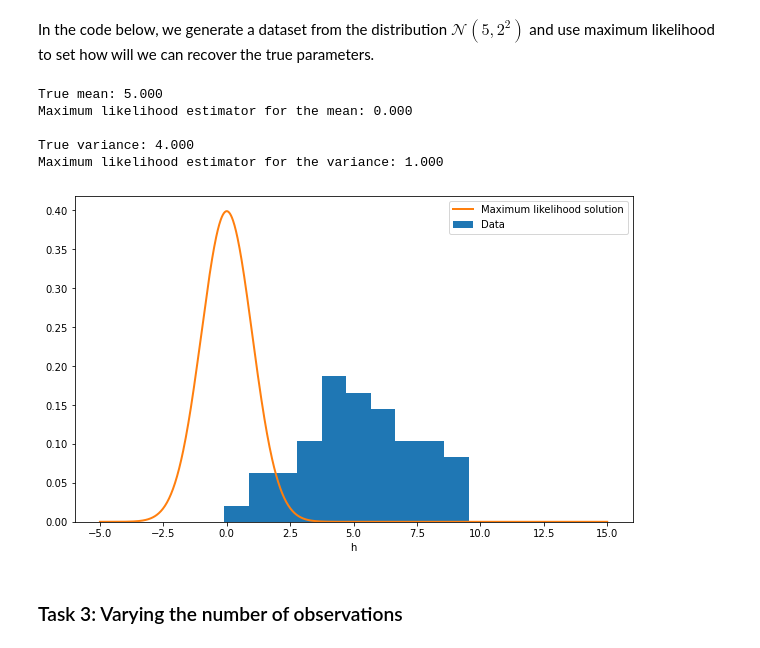
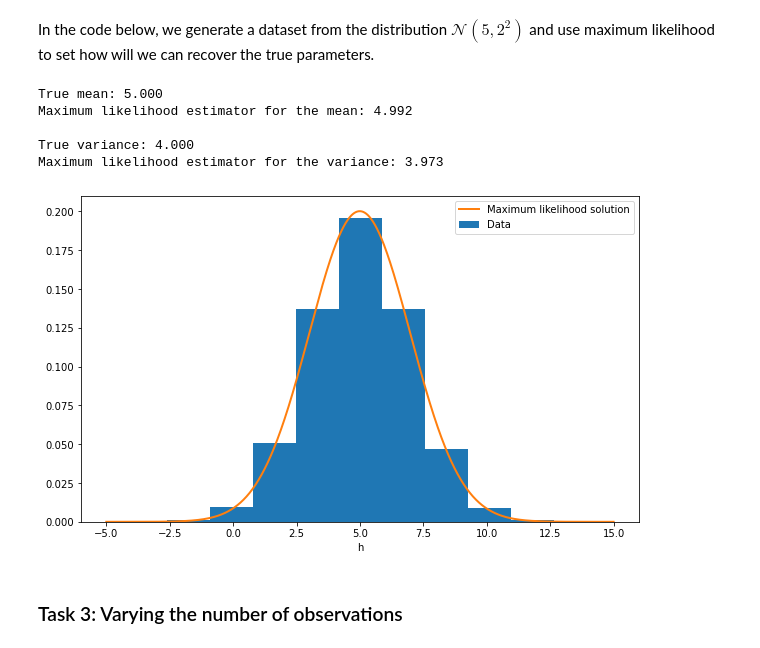
Before and after one commit to PBonvang/DTU02462-exercises, a Jupyter notebook: week4/Week4- Models and inference.ipynb, the cells around one changed output. Drawn from its saved outputs; the diff is of its cells as text; code cells hidden in the pictures.

```diff
--- a/week4/Week4- Models and inference.ipynb
+++ b/week4/Week4- Models and inference.ipynb
@@ -82,39 +80,39 @@ In the code below, we generate a dataset from the distribution $\mathcal{N}(5, 2
 # %%
 np.random.seed(0)
 
 mu_true = 5
 sigma2_true = 2**2
 
-N = 50
+N = 50000
 h = np.random.normal(mu_true, np.sqrt(sigma2_true), size=N)
 
 ###############################################
 # Insert your solution here
 ###############################################
-mu_ML = 0
-sigma2_ML =1
+mu_ML = np.sum(h)/N
+sigma2_ML = np.std(h)**2
 
 
 hs = np.linspace(-5, 15, 1000)
 plt.figure(figsize=(10, 6))
 plt.hist(h, 10, density=True, label='Data');
 plt.plot(hs, norm.pdf(hs, mu_ML, np.sqrt(sigma2_ML)), label='Maximum likelihood solution', linewidth=2)
 plt.legend()
 plt.xlabel('h')
 
 
 print('True mean: %4.3f' % mu_true)
 print('Maximum likelihood estimator for the mean: %4.3f' % mu_ML)
 print('')
 print('True variance: %4.3f' % sigma2_true)
 print('Maximum likelihood estimator for the variance: %4.3f' % sigma2_ML)
 # %% [output]
 True mean: 5.000
-Maximum likelihood estimator for the mean: 0.000
+Maximum likelihood estimator for the mean: 4.992
 
 True variance: 4.000
-Maximum likelihood estimator for the variance: 1.000
+Maximum likelihood estimator for the variance: 3.973
-[figure, old version]
+[figure, new version]
 # %% [markdown]
 ### Task 3: Varying the number of observations
 # %% [markdown]
```
Also changed, not shown: parts of 3 cells of this notebook.
